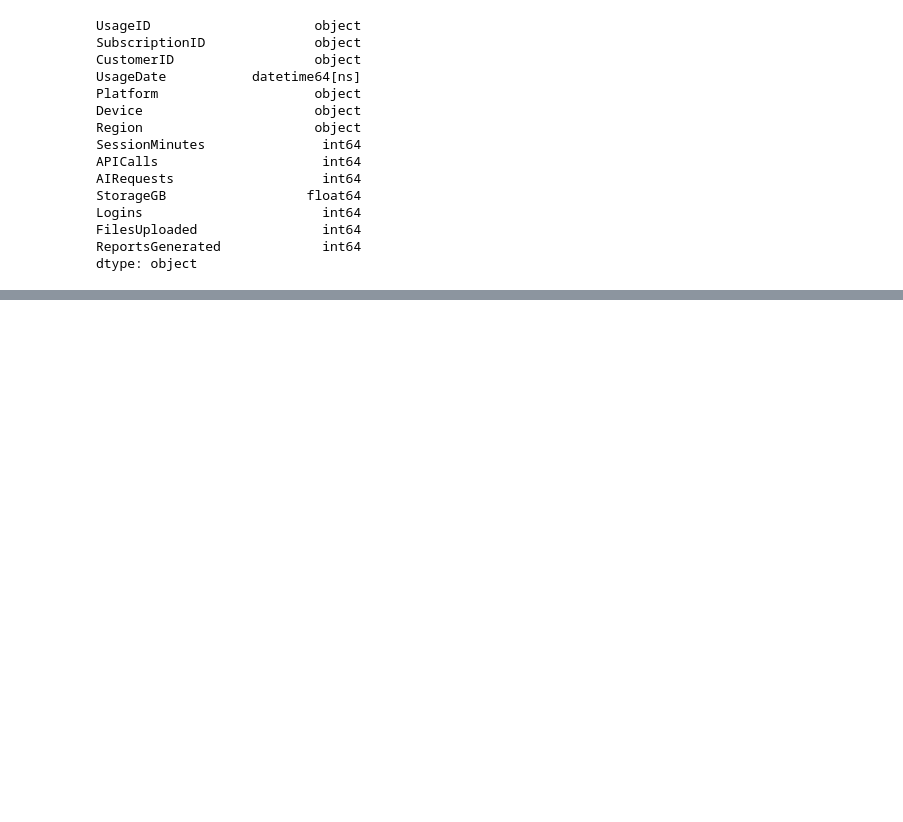
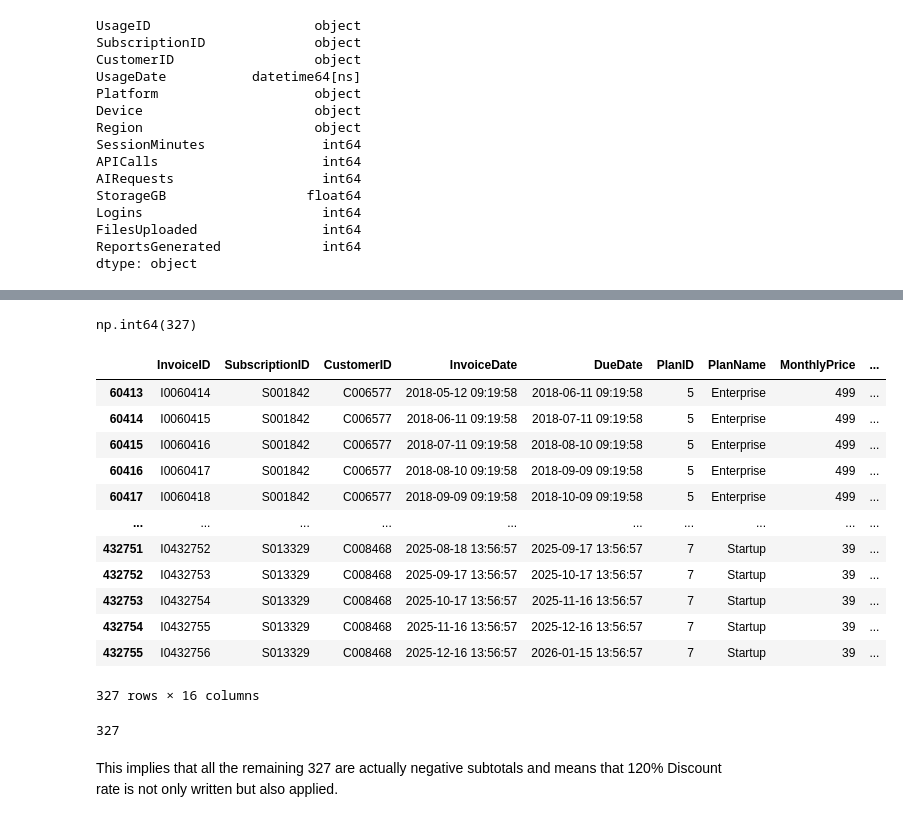
Before and after one commit to ZeeshanTalpur/Project-NexusPulse-SaaS-Profitability-Analysis, a Jupyter notebook: Notebooks/Data Cleaning.ipynb, the cells around one changed output, grey strips where cells are left out. Drawn from its saved outputs; the diff is of its cells as text; code cells hidden in the pictures; blank space fills up the shorter version.

```diff
--- a/Notebooks/Data Cleaning.ipynb
+++ b/Notebooks/Data Cleaning.ipynb
@@ -1930,0 +2003,4 @@ dtype: object
+# %%
+invoices["CalculatedDiscount"] = (
+    (1 - invoices["Subtotal"] / invoices["MonthlyPrice"]) * 100
+).round(2)
@@ -1930,0 +2085,26 @@ dtype: object
+# %%
+(invoices["DiscountPercent"] == 120).sum()
+# %% [output]
+np.int64(327)
+# %%
+invoices[invoices["DiscountPercent"] == 120]
+# %% [output]
+|  | InvoiceID | SubscriptionID | CustomerID | InvoiceDate | DueDate | PlanID | PlanName | MonthlyPrice | ... |
+| 60413 | I0060414 | S001842 | C006577 | 2018-05-12 09:19:58 | 2018-06-11 09:19:58 | 5 | Enterprise | 499 | ... |
+| 60414 | I0060415 | S001842 | C006577 | 2018-06-11 09:19:58 | 2018-07-11 09:19:58 | 5 | Enterprise | 499 | ... |
+| 60415 | I0060416 | S001842 | C006577 | 2018-07-11 09:19:58 | 2018-08-10 09:19:58 | 5 | Enterprise | 499 | ... |
+| 60416 | I0060417 | S001842 | C006577 | 2018-08-10 09:19:58 | 2018-09-09 09:19:58 | 5 | Enterprise | 499 | ... |
+| 60417 | I0060418 | S001842 | C006577 | 2018-09-09 09:19:58 | 2018-10-09 09:19:58 | 5 | Enterprise | 499 | ... |
+| ... | ... | ... | ... | ... | ... | ... | ... | ... | ... |
+| 432751 | I0432752 | S013329 | C008468 | 2025-08-18 13:56:57 | 2025-09-17 13:56:57 | 7 | Startup | 39 | ... |
+| 432752 | I0432753 | S013329 | C008468 | 2025-09-17 13:56:57 | 2025-10-17 13:56:57 | 7 | Startup | 39 | ... |
+| 432753 | I0432754 | S013329 | C008468 | 2025-10-17 13:56:57 | 2025-11-16 13:56:57 | 7 | Startup | 39 | ... |
+| 432754 | I0432755 | S013329 | C008468 | 2025-11-16 13:56:57 | 2025-12-16 13:56:57 | 7 | Startup | 39 | ... |
+| 432755 | I0432756 | S013329 | C008468 | 2025-12-16 13:56:57 | 2026-01-15 13:56:57 | 7 | Startup | 39 | ... |
+327 rows × 16 columns
+# %%
+invoices[(invoices["DiscountPercent"] == 120) & (invoices["Subtotal"]<0)].shape[0]
+# %% [output]
+327
+# %% [markdown]
+This implies that all the remaining 327 are actually negative subtotals and means that 120% Discount rate is not only written but also applied.
```
Also changed, not shown: parts of 46 cells of this notebook.
